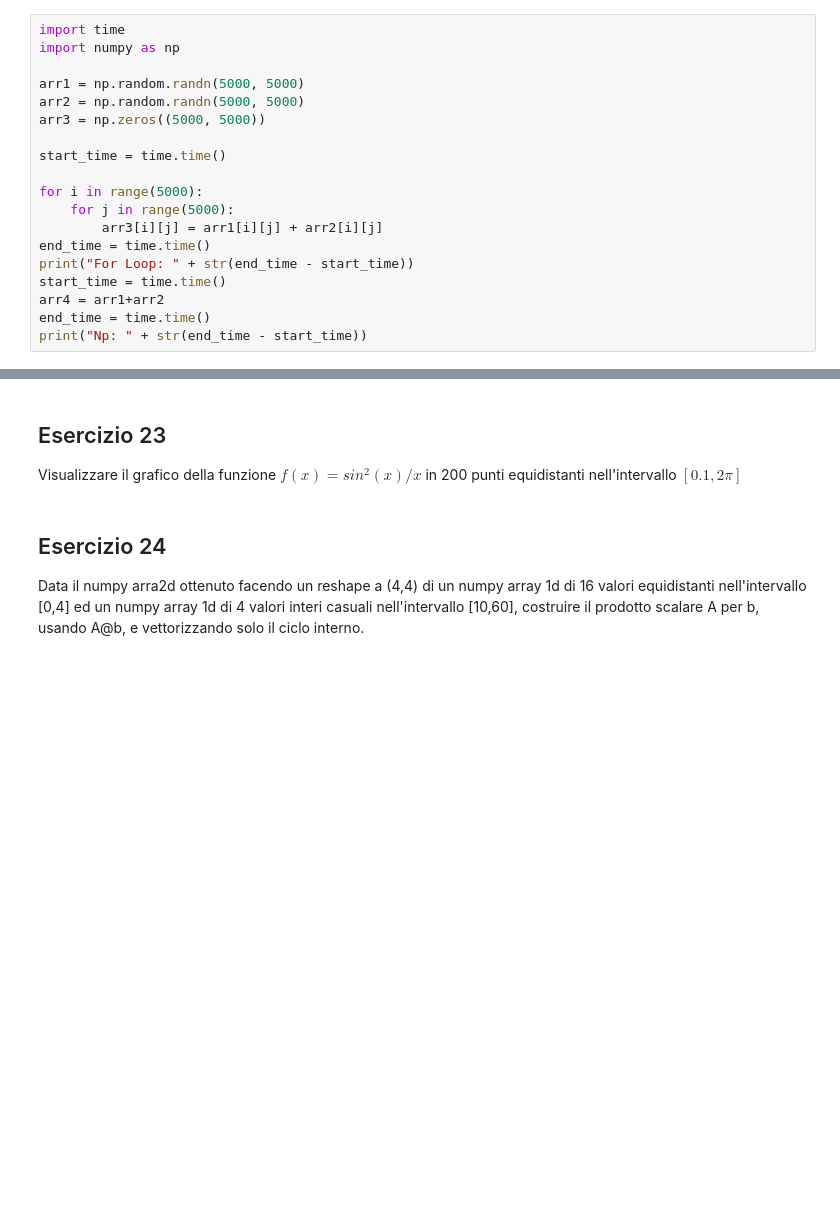
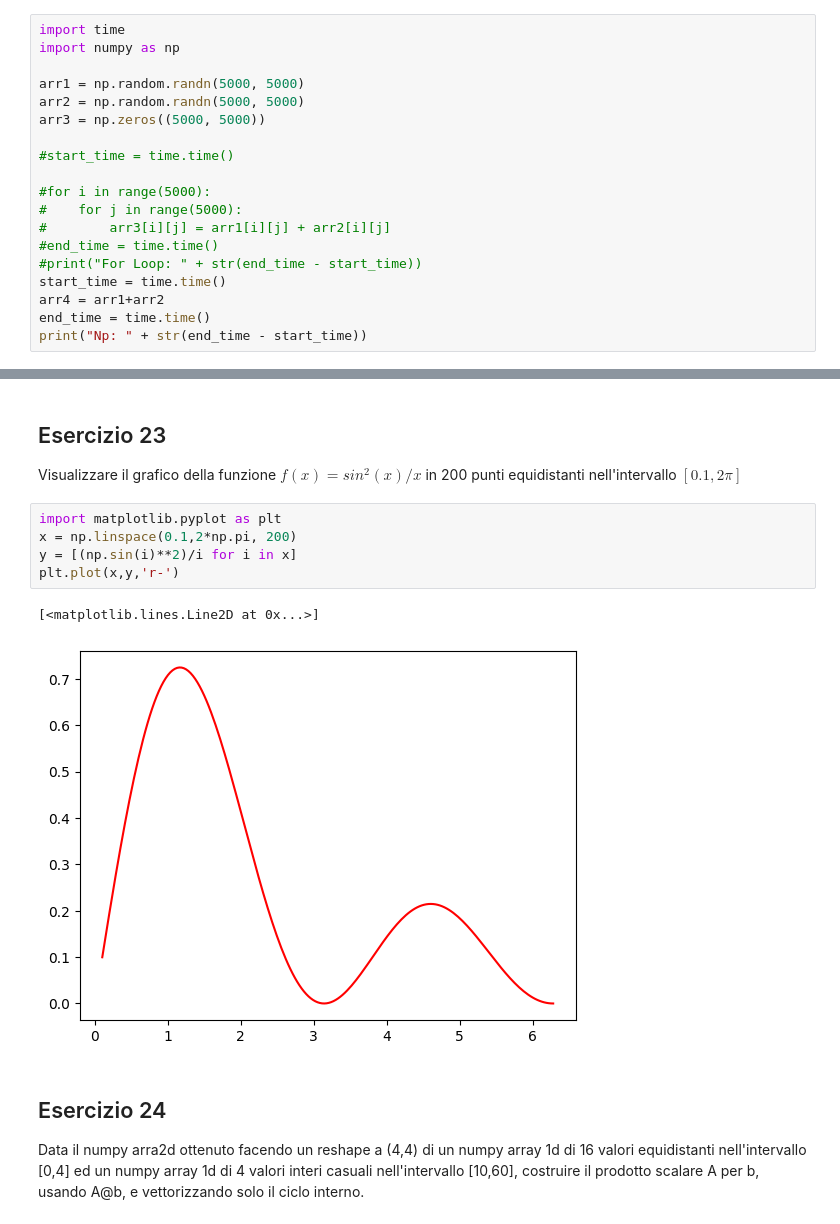
Before and after one commit to delpiter/Numerical_Methods_for_AI, a Jupyter notebook: lab03/Esercitazione3.ipynb, the cells around one changed output, grey strips where cells are left out. Drawn from its saved outputs; the diff is of its cells as text; blank space fills up the shorter version.

Commit message:
finished lab3 ex. (no image processing)

```diff
--- a/lab03/Esercitazione3.ipynb
+++ b/lab03/Esercitazione3.ipynb
@@ -16,13 +16,13 @@ arr1 = np.random.randn(5000, 5000)
 arr2 = np.random.randn(5000, 5000)
 arr3 = np.zeros((5000, 5000))
 
-start_time = time.time()
+#start_time = time.time()
 
-for i in range(5000):
-    for j in range(5000):
-        arr3[i][j] = arr1[i][j] + arr2[i][j]
-end_time = time.time()
-print("For Loop: " + str(end_time - start_time))
+#for i in range(5000):
+#    for j in range(5000):
+#        arr3[i][j] = arr1[i][j] + arr2[i][j]
+#end_time = time.time()
+#print("For Loop: " + str(end_time - start_time))
 start_time = time.time()
 arr4 = arr1+arr2
 end_time = time.time()
@@ -316,6 +448,14 @@ dato il numpy array 2d G=np.linspace(0,10,20).reshape(-1,4), scambia in G la sec
 # %% [markdown]
 ## Esercizio 23
 Visualizzare il grafico della funzione $f(x)=sin^2(x)/x$ in 200 punti equidistanti nell'intervallo $[0.1,2\pi]$
+# %%
+import matplotlib.pyplot as plt
+x = np.linspace(0.1,2*np.pi, 200)
+y = [(np.sin(i)**2)/i for i in x]
+plt.plot(x,y,'r-')
+# %% [output]
+[<matplotlib.lines.Line2D at 0x...>]
+[figure, added]
 # %% [markdown]
 ## Esercizio 24
 
```
Also changed, not shown: parts of 16 cells of this notebook, 5 other files.
